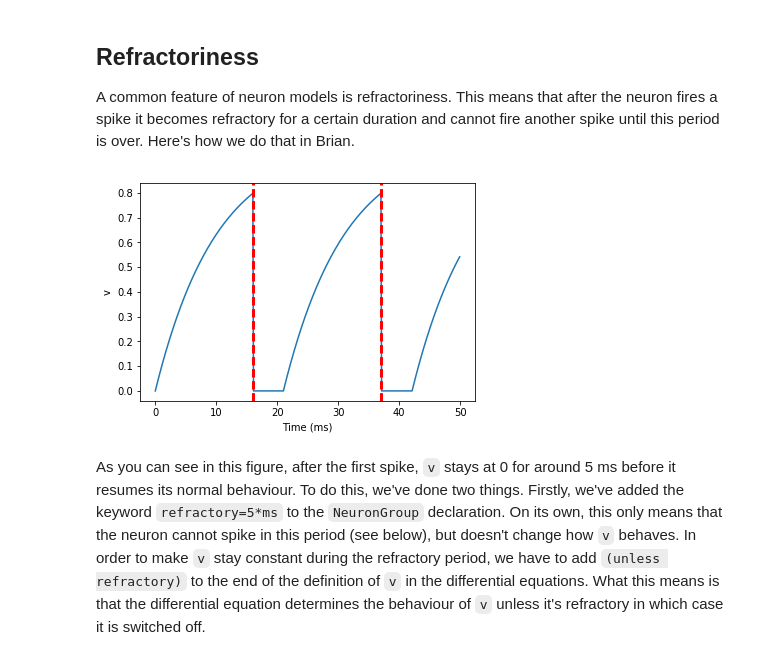
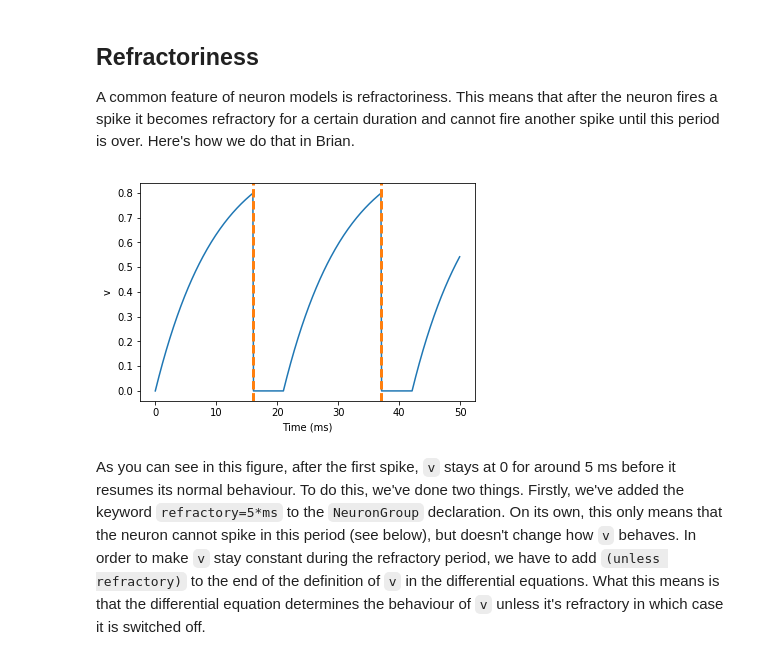
Before and after one commit to brian-team/brian2-doc-resources, a Jupyter notebook: tutorials/1-intro-to-brian-neurons.ipynb, the cells around one changed output. Saved outputs shown, nothing was run; the diff lists cells and outputs as text; code cells hidden in the pictures.

```diff
--- a/tutorials/1-intro-to-brian-neurons.ipynb
+++ b/tutorials/1-intro-to-brian-neurons.ipynb
@@ -235,7 +235,7 @@ run(50*ms)
 
 plot(statemon.t/ms, statemon.v[0])
 for t in spikemon.t:
-    axvline(t/ms, ls='--', c='r', lw=3)
+    axvline(t/ms, ls='--', c='C1', lw=3)
 xlabel('Time (ms)')
 ylabel('v');
 # %% [output]
@@ -251,25 +251,25 @@ A common feature of neuron models is refractoriness. This means that after the n
 # %%
 start_scope()
 
 tau = 10*ms
 eqs = '''
 dv/dt = (1-v)/tau : 1 (unless refractory)
 '''
 
 G = NeuronGroup(1, eqs, threshold='v>0.8', reset='v = 0', refractory=5*ms, method='linear')
 
 statemon = StateMonitor(G, 'v', record=0)
 spikemon = SpikeMonitor(G)
 
 run(50*ms)
 
 plot(statemon.t/ms, statemon.v[0])
 for t in spikemon.t:
-    axvline(t/ms, ls='--', c='r', lw=3)
+    axvline(t/ms, ls='--', c='C1', lw=3)
 xlabel('Time (ms)')
 ylabel('v');
 # %% [output]
-[figure, old version]
+[figure, new version]
 # %% [markdown]
 As you can see in this figure, after the first spike, ``v`` stays at 0 for around 5 ms before it resumes its normal behaviour. To do this, we've done two things. Firstly, we've added the keyword ``refractory=5*ms`` to the ``NeuronGroup`` declaration. On its own, this only means that the neuron cannot spike in this period (see below), but doesn't change how ``v`` behaves. In order to make ``v`` stay constant during the refractory period, we have to add ``(unless refractory)`` to the end of the definition of ``v`` in the differential equations. What this means is that the differential equation determines the behaviour of ``v`` unless it's refractory in which case it is switched off.
 
```
Also changed, not shown: parts of 10 cells of this notebook, 13 other files.
